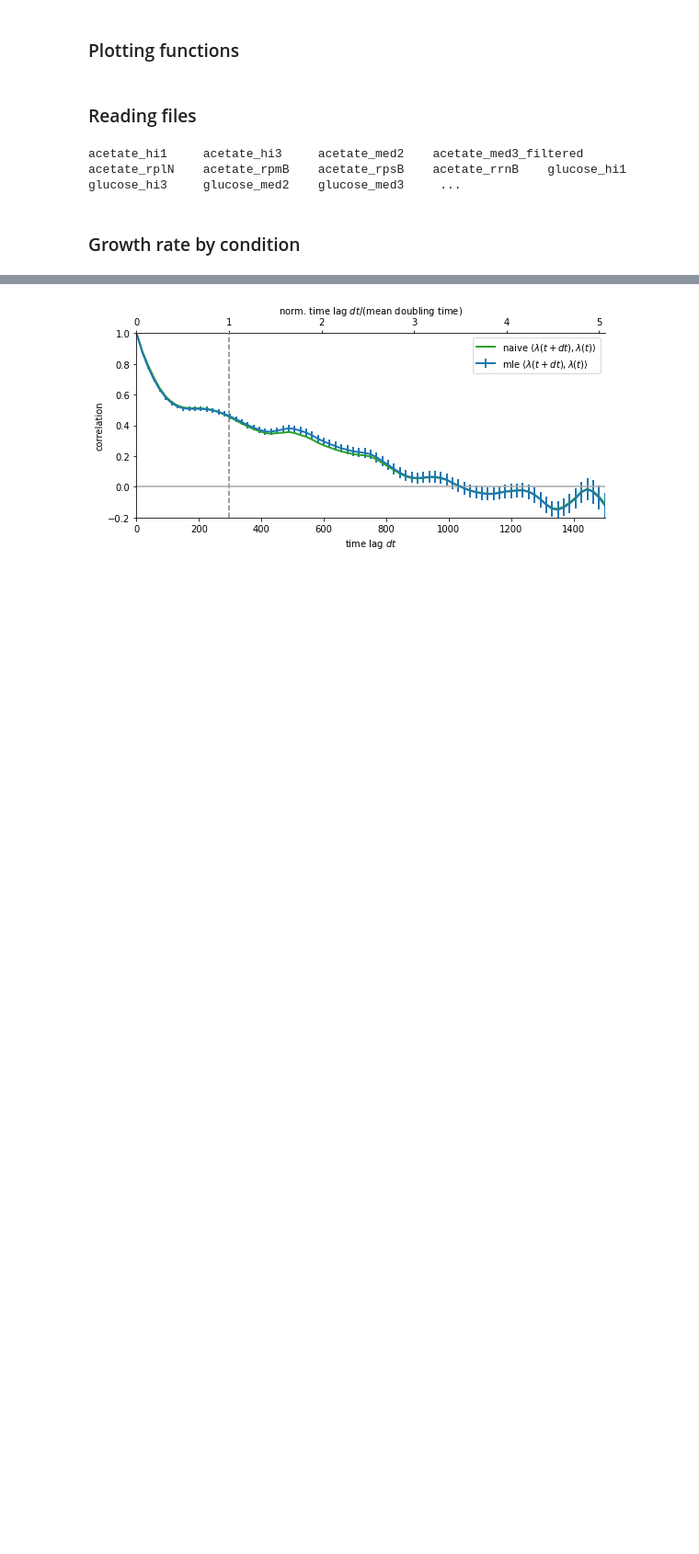
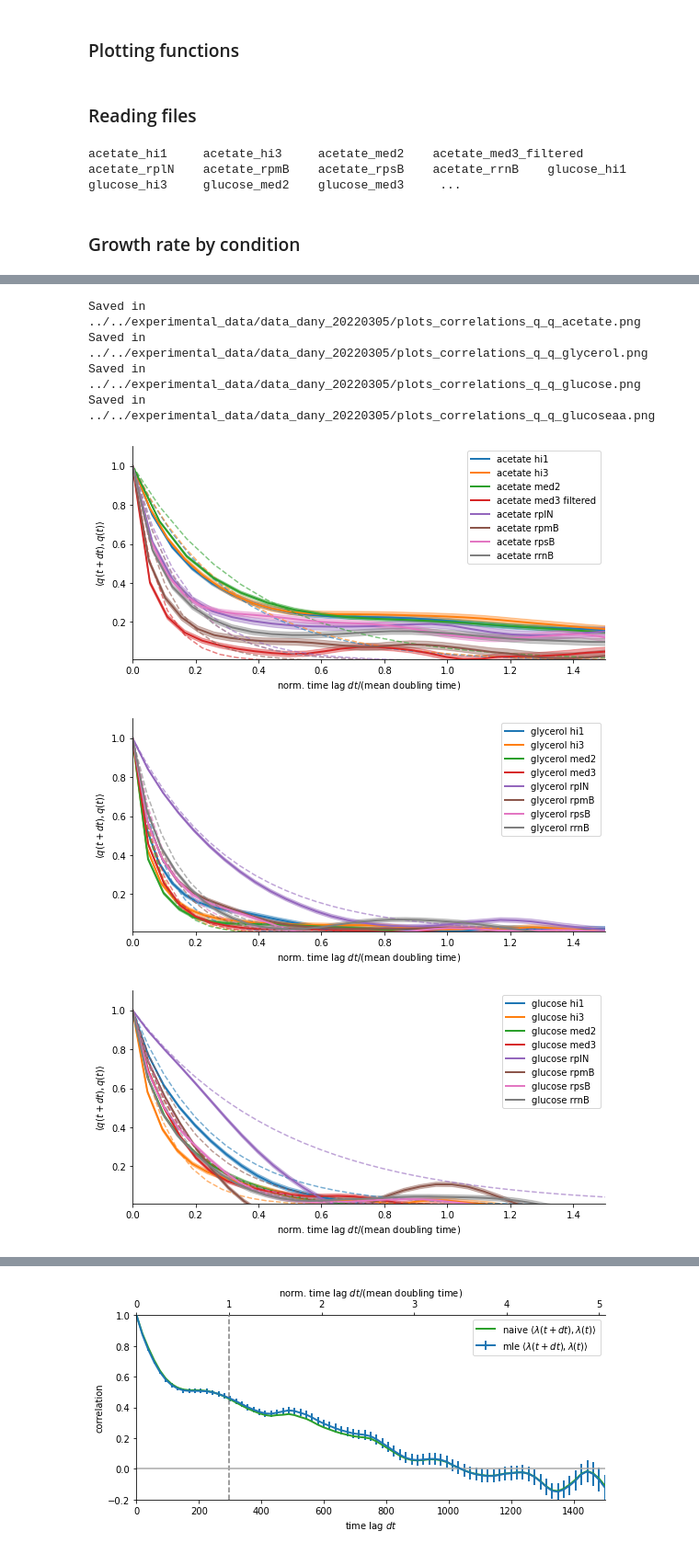
Before and after one commit to bjks/gfp_gaussian_process, a Jupyter notebook: python_src/plot_correlations_from_npz.ipynb, the cells around one changed output, grey strips where cells are left out. Shown at 92% size. Drawn from its saved outputs; the diff is of its cells as text; code cells hidden in the pictures; blank space fills up the shorter version.

```diff
--- a/python_src/plot_correlations_from_npz.ipynb
+++ b/python_src/plot_correlations_from_npz.ipynb
@@ -415,7 +416,7 @@ def get_filtered_values(indict, filter=None):
 for condition, xmax, ymin in zip(conditions, [2.5, 2.5, 2, 1.5], [0.1, 0.05, 0.02, 0.01]):
     plot_xy_correlation_list(get_filtered_values(corr_dict, condition),
                                 "l(t+dt)", "l(t)",
-                                plot_file=None,
+                                plot_file=plot_dir.format("l", "l", condition),
                                 label=get_filtered_keys(corr_dict, condition),
                                 gamma=get_filtered_values(gamma_lambdas, condition),
                                 mean_lambda = get_filtered_values(mean_lambdas, condition),
@@ -432,0 +438,22 @@ for condition, xmax, ymin in zip(conditions, [2.5, 2.5, 2, 1.5], [0.1, 0.05, 0.0
+# %%
+for condition in conditions:
+    plot_xy_correlation_list(get_filtered_values(corr_dict, condition),
+                                "q(t+dt)", "q(t)",
+                                plot_file=plot_dir.format("q", "q", condition),
+                                label=get_filtered_keys(corr_dict, condition),
+                                gamma=get_filtered_values(gamma_qs, condition),
+                                mean_lambda = get_filtered_values(mean_lambdas, condition),
+                                scale_t=True,
+                                ylim=[0.01, 1.1],
+                                xlim=[0, 1.5],
+                                err_style="fill",
+                                log=False,
+                                min_joint_number=1)
+# %% [output]
+Saved in ../../experimental_data/data_dany_20220305/plots_correlations_q_q_acetate.png
+Saved in ../../experimental_data/data_dany_20220305/plots_correlations_q_q_glycerol.png
+Saved in ../../experimental_data/data_dany_20220305/plots_correlations_q_q_glucose.png
+Saved in ../../experimental_data/data_dany_20220305/plots_correlations_q_q_glucoseaa.png
+[figure, added]
+[figure, added]
+[figure, added]
```
Also changed, not shown: parts of 7 cells of this notebook, 5 other files.
